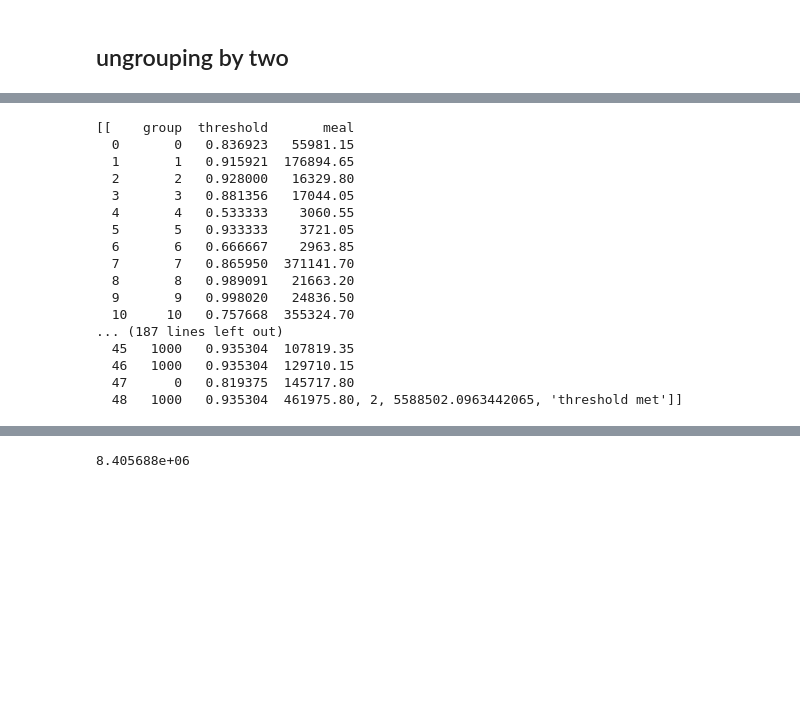
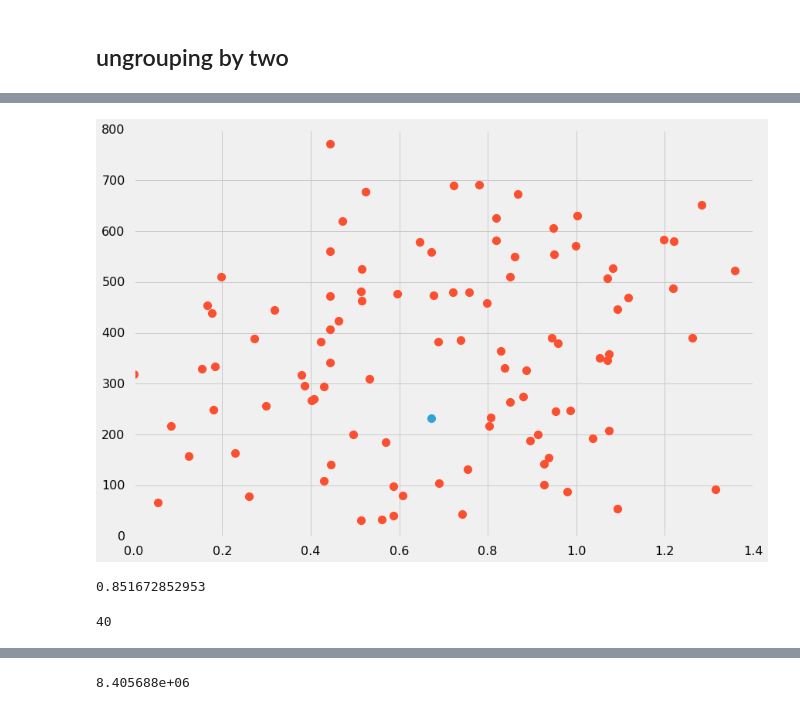
Before and after one commit to MODA-NYC/Project_SchoolLunch, a Jupyter notebook: FreeLunch.ipynb, the cells around one changed output, grey strips where cells are left out. Drawn from its saved outputs; the diff is of its cells as text; code cells hidden in the pictures; blank space fills up the shorter version.

```diff
--- a/FreeLunch.ipynb
+++ b/FreeLunch.ipynb
@@ -333,11 +464,10 @@ min 1
 ## ungrouping by two
 # %%
 ttarget = 1
-tlowerbound = .4*1.6
+tlowerbound = t_min
 
 #start with everyschool in the same group
-school.group = 0
-t0 = groupThreshold(school)
+t0 = groupThreshold(cep)
 
 #check to see if t0 is within bounds
 if (t0<tlowerbound):
@@ -350,8 +480,8 @@ t0= 0.906694943847
 # %%
-school.group = 0
-t0 = groupThreshold(school)
+cep.group = 0
+t0 = groupThreshold(cep)
 
-df = school.copy()
+df = cep.copy()
 ungroup = []
 
 while(t0<ttarget):
@@ -377,0 +508,5 @@ ungroup
+# %%
+cep.group=cep.index
+cep.loc[~cep.index.isin(ungroup),'group']=10000
+results = calcReimburse(cep,results)
+[x[2] for x in results]
@@ -378,4 +518,4 @@ ungroup
 # %%
-school.group=school.index
-school.loc[~school.index.isin(ungroup),'group']=1000
-calcReimburse(school,results)
+cep.group=0
+cep.loc[~cep.index.isin(ungroup),'group']=10000
+results = calcReimburse(cep,results)
@@ -400,22 +550,38 @@ calcReimburse(school,results)
+# %%
+groups = cep.groupby('group')
+for name, group in groups:
+    plt.plot(group.baseThreshold, group.mealPerStudent,marker='o',linestyle='', label=name)
+# %% [output]
+[figure, added]
+# %%
+cep.group = 0
+t0 = groupThreshold(cep)
+
+df = cep.copy()
+ungroup = []
+
+while(t0<ttarget):
+    index = df[df.baseThreshold<t0].index
+    deltaR = pd.Series(0,index=index)
+
+    for i in index:
+        df.group = 0
+        df.loc[i,'group'] = 1
+        deltaR.loc[i] = deltaReimburse(df,1,0)
+
+    if (deltaR.min()<0):
+        ungroup.append(deltaR.idxmin())
+        df.drop(deltaR.idxmin(),inplace=True)
+        t0 = groupThreshold(df)
+    else:
+        break
+
+print t0
+len(ungroup)
+# %% [output]
+0.851672852953
+40
 # %%
-school.group=0
-school.loc[~school.index.isin(ungroup),'group']=1000
-calcReimburse(school,results)
+cep.group=0
+cep.loc[~cep.index.isin(ungroup),'group']=10000
+results = calcReimburse(cep,results)
-# %% [output]
-[[    group  threshold       meal
-  0       0   0.836923   55981.15
-  1       1   0.915921  176894.65
-  2       2   0.928000   16329.80
-  3       3   0.881356   17044.05
-  4       4   0.533333    3060.55
-  5       5   0.933333    3721.05
-  6       6   0.666667    2963.85
-  7       7   0.865950  371141.70
-  8       8   0.989091   21663.20
-  9       9   0.998020   24836.50
-  10     10   0.757668  355324.70
-... (187 lines left out)
-  45   1000   0.935304  107819.35
-  46   1000   0.935304  129710.15
-  47      0   0.819375  145717.80
-  48   1000   0.935304  461975.80, 2, 5588502.0963442065, 'threshold met']]
```
Also changed, not shown: parts of 72 cells of this notebook, 1 other file.
